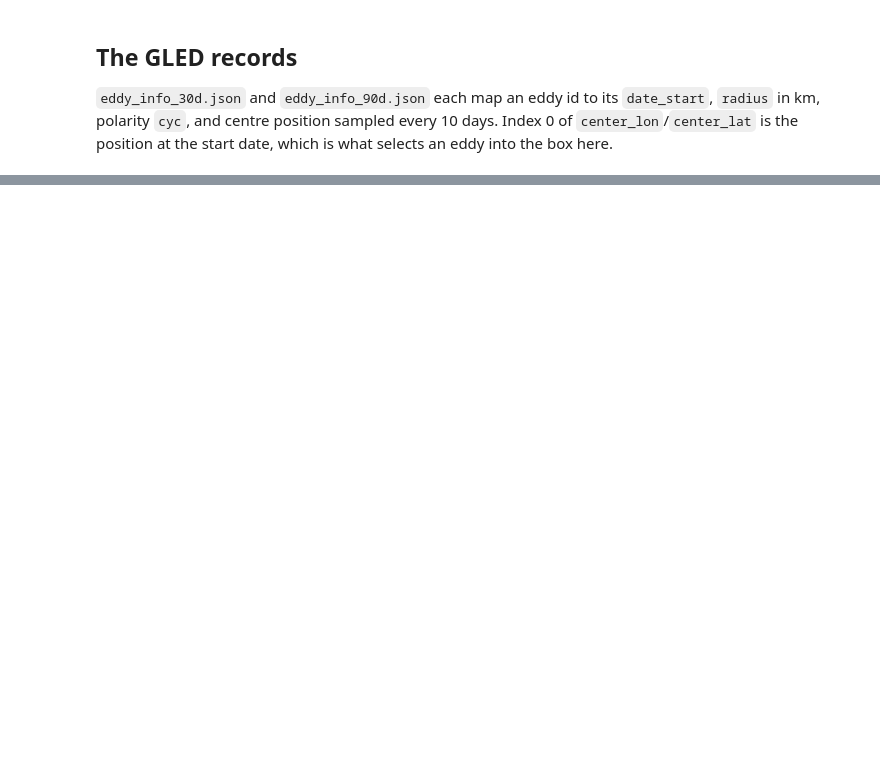
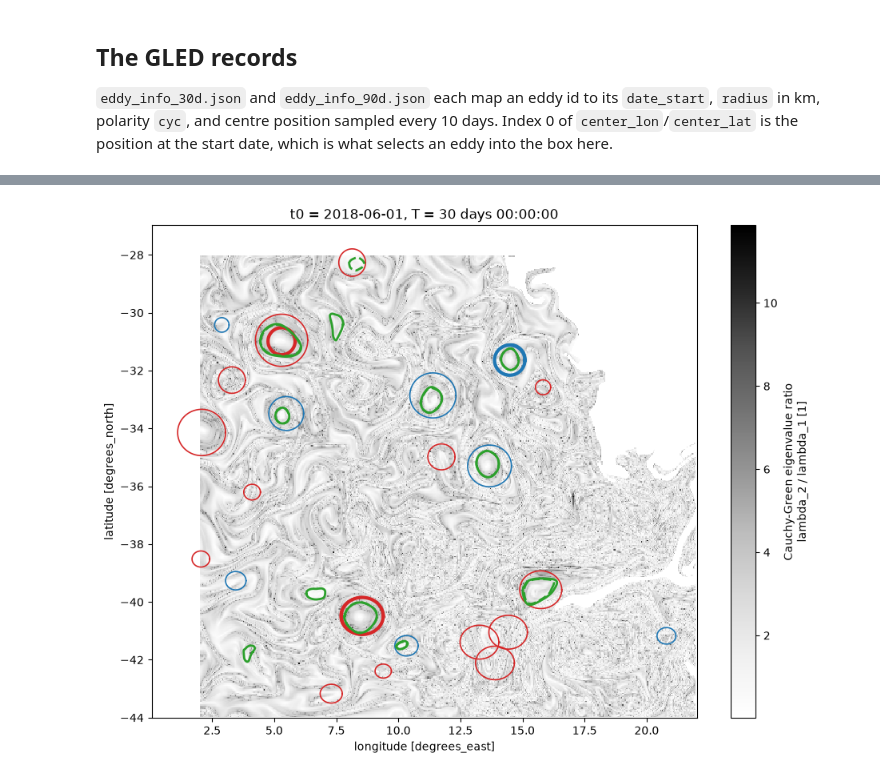
Before and after one commit to geomar-od-lagrange/lcs_parcels, a Jupyter notebook: examples/cape_cauldron_gled.ipynb, the cells around one changed output, grey strips where cells are left out. Cells and saved outputs as stored; diff of their text form; code cells hidden in the pictures; blank space fills up the shorter version.

```diff
--- a/examples/cape_cauldron_gled.ipynb
+++ b/examples/cape_cauldron_gled.ipynb
@@ -1229,0 +332,3 @@ plot_against_gled(
+# %%
+eddies_a_quarter = forward_quarter.elliptic_lcs()
+eddies_a_quarter
@@ -1229,0 +557,5 @@ plot_against_gled(
+# %%
+# 1/4 degree
+plot_against_gled(eddies_a_quarter, eddies_b_quarter)
+# %% [output]
+[figure, added]
```
Also changed, not shown: parts of 85 cells of this notebook, 14 other files.
